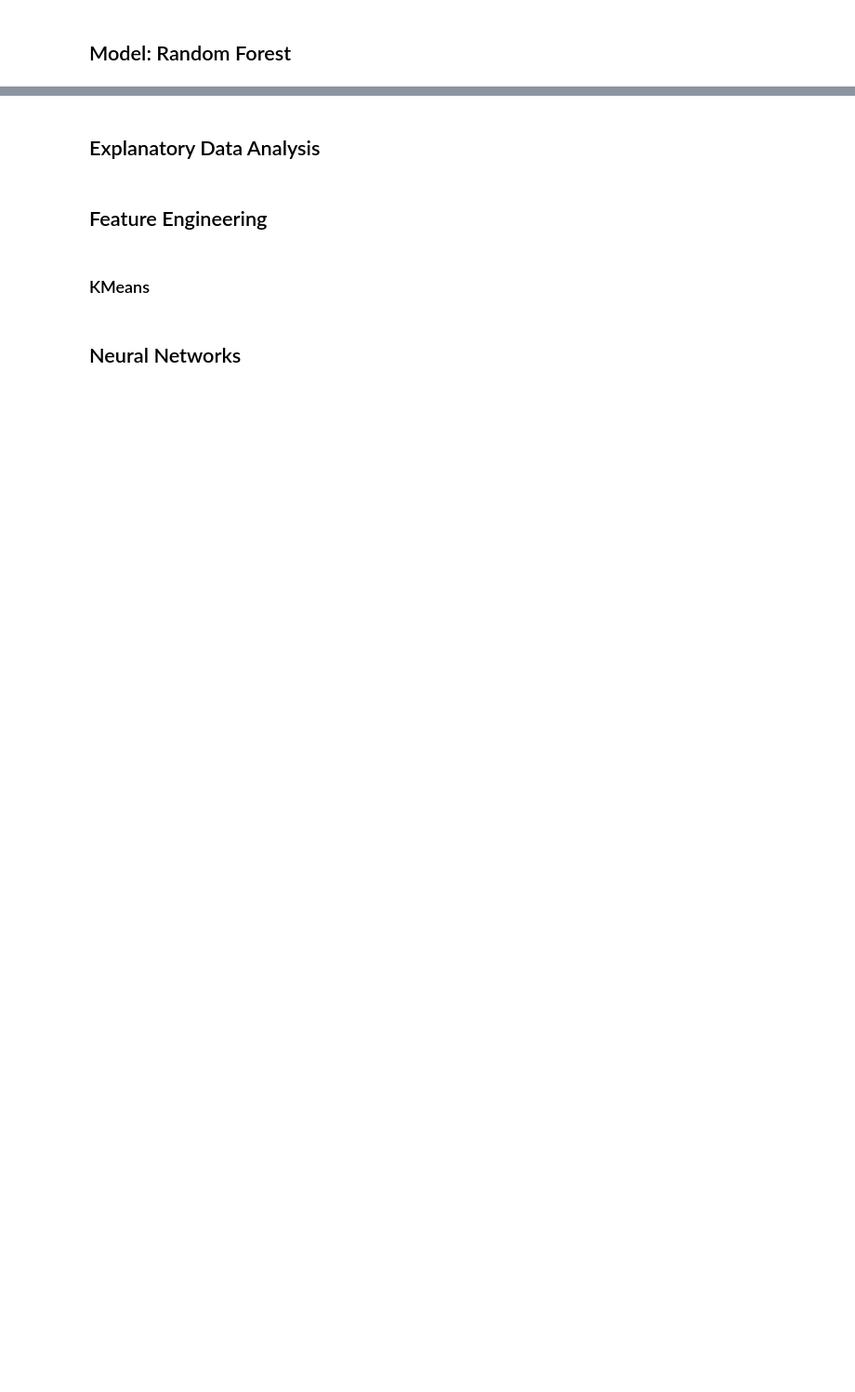
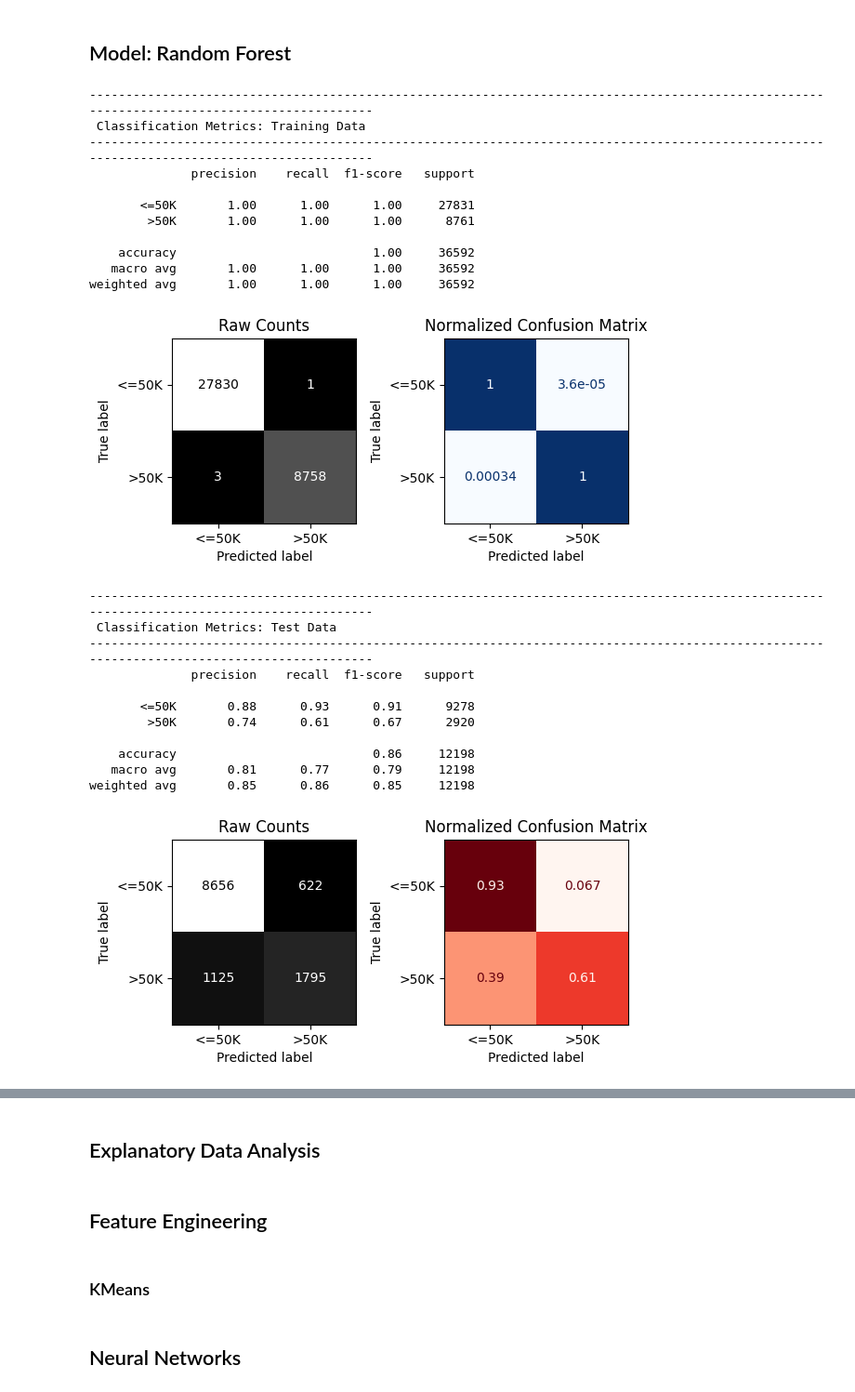
Before and after one commit to swirita/Adult-Income-Prediction, a Jupyter notebook: Adult_Income_Prediction.ipynb, the cells around one changed output, grey strips where cells are left out. Shown at 93% size. Drawn from its saved outputs; the diff is of its cells as text; code cells hidden in the pictures; blank space fills up the shorter version.

```diff
--- a/Adult_Income_Prediction.ipynb
+++ b/Adult_Income_Prediction.ipynb
@@ -491,2 +742,35 @@ plt.tight_layout()
 # %% [markdown]
 ## Model: Random Forest
+# %%
+# default model
+rf = RandomForestClassifier(random_state=42)
+rf_pipe = make_pipeline(preprocessor, rf)
+
+rf_pipe.fit(X_train, y_train)
+
+evaluate_classification(rf_pipe,X_train, y_train, X_test, y_test)
+# %% [output]
+--------------------------------------------------------------------------------------------------------------------------------------------
+ Classification Metrics: Training Data
+--------------------------------------------------------------------------------------------------------------------------------------------
+              precision    recall  f1-score   support
+
+       <=50K       1.00      1.00      1.00     27831
+        >50K       1.00      1.00      1.00      8761
+
+    accuracy                           1.00     36592
+   macro avg       1.00      1.00      1.00     36592
+weighted avg       1.00      1.00      1.00     36592
+[figure, added]
+--------------------------------------------------------------------------------------------------------------------------------------------
+ Classification Metrics: Test Data
+--------------------------------------------------------------------------------------------------------------------------------------------
+              precision    recall  f1-score   support
+
+       <=50K       0.88      0.93      0.91      9278
+        >50K       0.74      0.61      0.67      2920
+
+    accuracy                           0.86     12198
+   macro avg       0.81      0.77      0.79     12198
+weighted avg       0.85      0.86      0.85     12198
+[figure, added]
```
Also changed, not shown: parts of 17 cells of this notebook.
